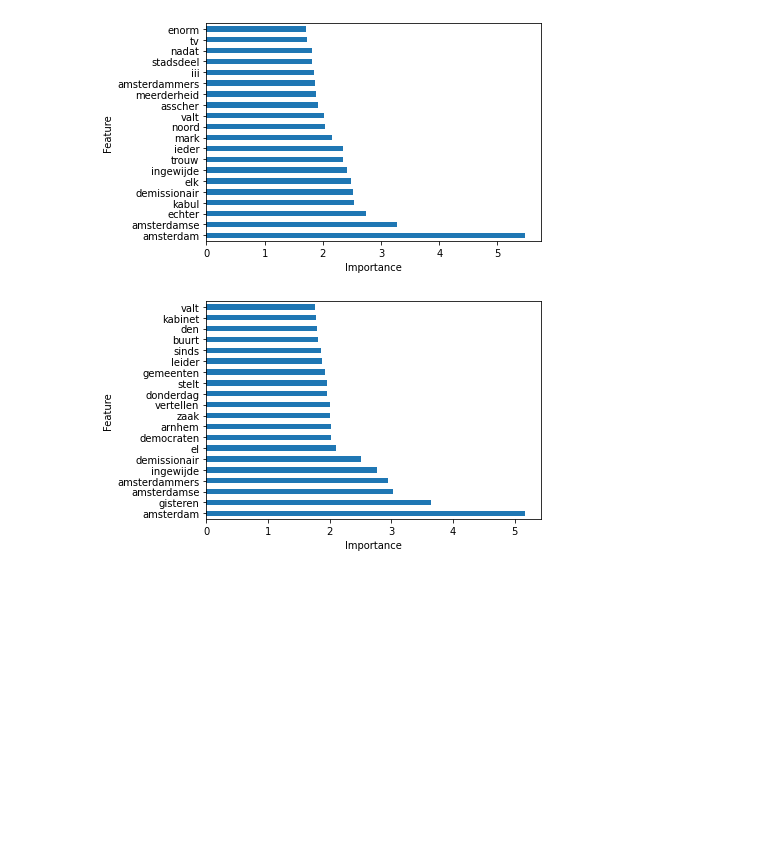
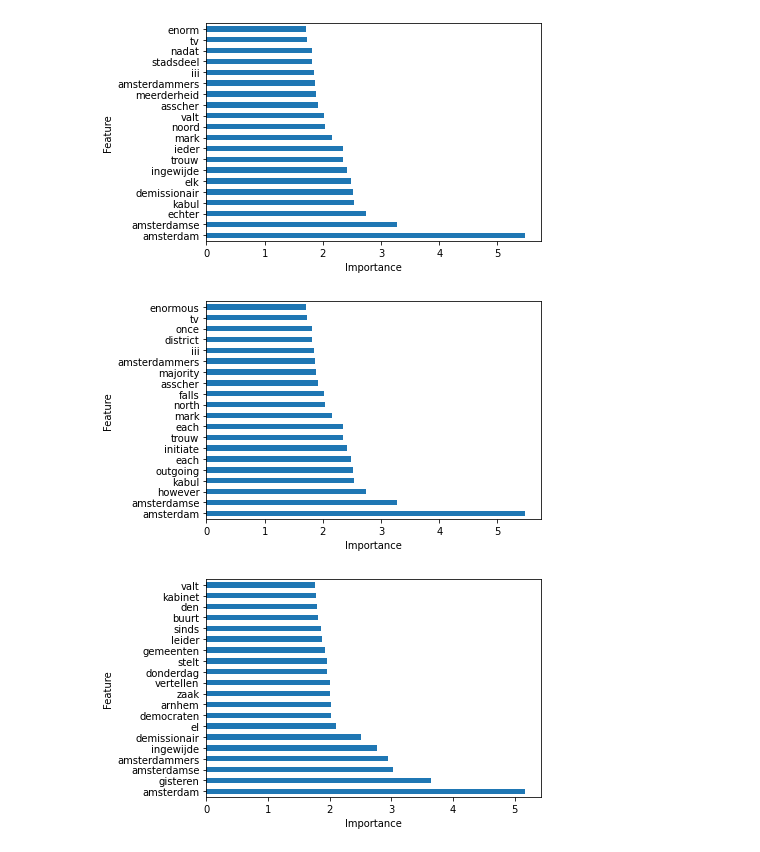
Before and after one commit to Chris-Congleton/MSc-Thesis, a Jupyter notebook: Analysis/2021_SourceClassification.ipynb, the cells around one changed output. Saved outputs shown, nothing was run; the diff lists cells and outputs as text; code cells hidden in the pictures; blank space fills up the shorter version.

```diff
--- a/Analysis/2021_SourceClassification.ipynb
+++ b/Analysis/2021_SourceClassification.ipynb
@@ -360,6 +383,20 @@ plt.ylabel('Feature')
 plt.show()
 # %% [output]
 [figure]
+# %%
+translated_names = ['amsterdam','amsterdamse','however','kabul',
+                    'outgoing', 'each','initiate', 'trouw', 'each',
+                    'mark','north','falls', 'asscher', 'majority',
+                    'amsterdammers', 'iii',
+                    'district','once','tv','enormous']
+# %%
+ax = pd.Series(abs(clf.coef_[1]), index=feature_names).nlargest(20).plot(kind='barh')
+ax.set_yticklabels(translated_names)
+plt.xlabel("Importance")
+plt.ylabel('Feature')
+plt.show()
+# %% [output]
+[figure, added]
 # %%
 ax = pd.Series(abs(clf.coef_[2]), index=feature_names).nlargest(20).plot(kind='barh')
 plt.xlabel("Importance")
```
Also changed, not shown: parts of 8 cells of this notebook.
